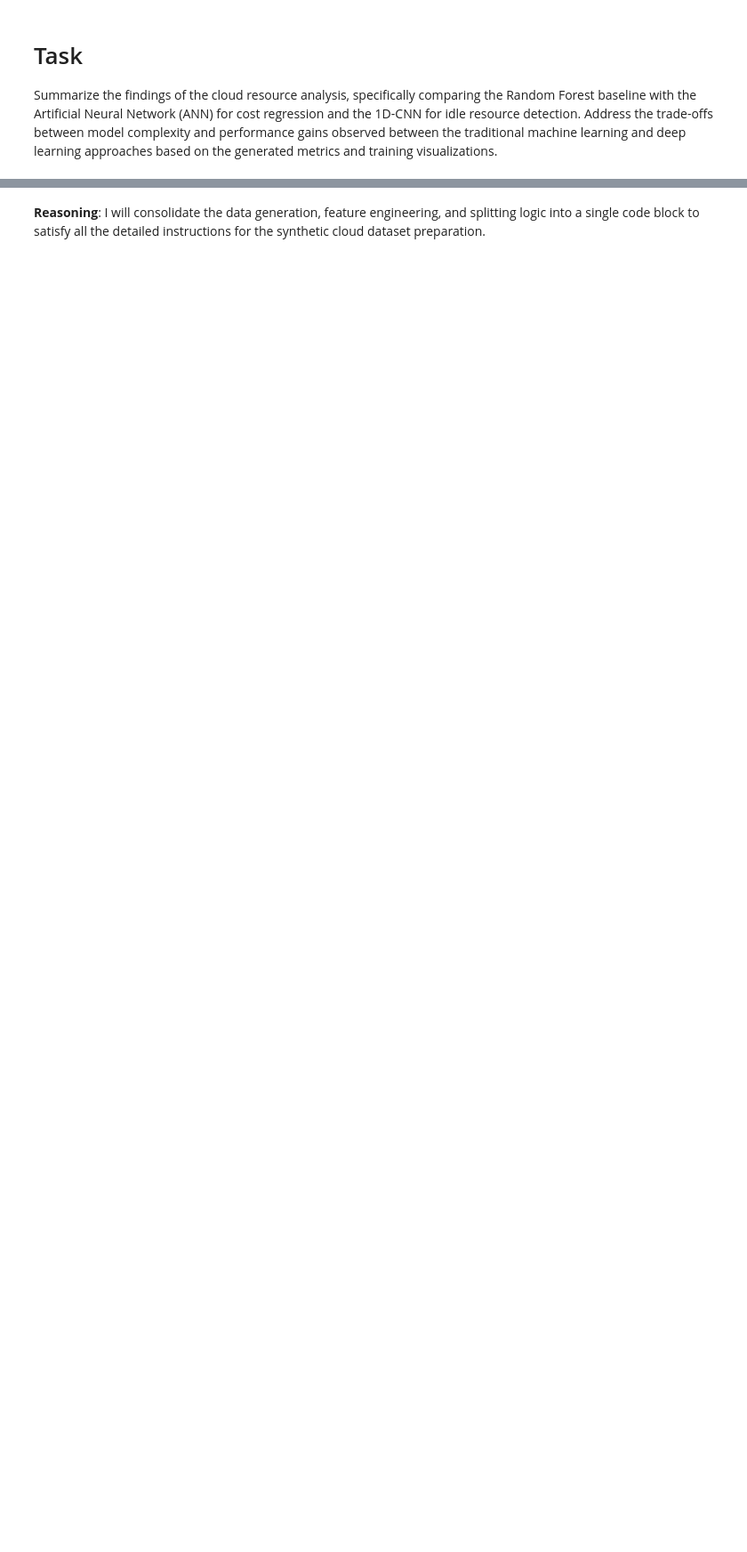
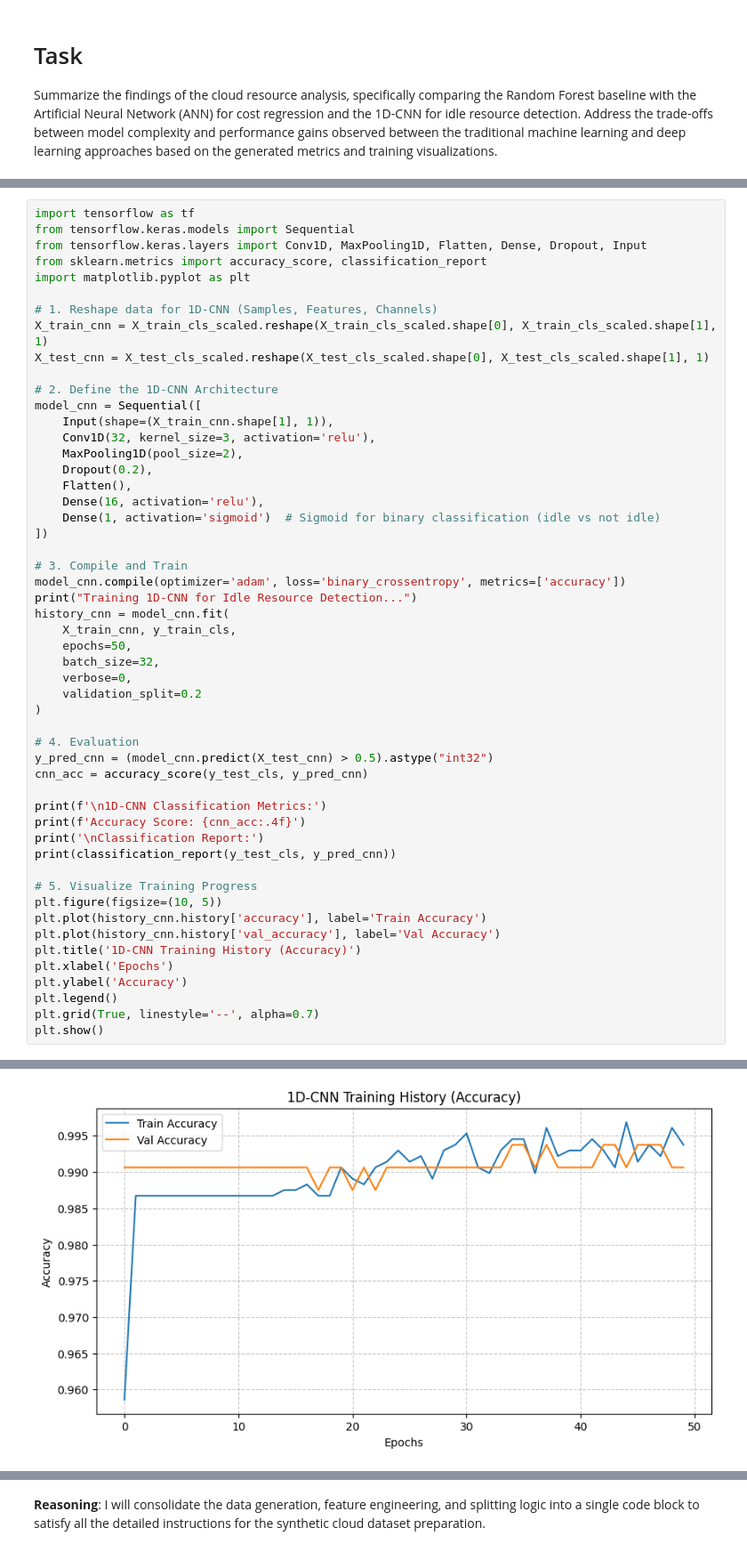
Before and after one commit to piyushdwivedi2901/cloud-cost-prediction-idle-detection-ml, a Jupyter notebook: Cloud_Cost_Prediction_and_Idle_Resource_Detection.ipynb, the cells around one changed output, grey strips where cells are left out. Shown at 89% size. Cells and saved outputs as stored; diff of their text form; blank space fills up the shorter version.

```diff
--- a/Cloud_Cost_Prediction_and_Idle_Resource_Detection.ipynb
+++ b/Cloud_Cost_Prediction_and_Idle_Resource_Detection.ipynb
@@ -10,0 +119,53 @@ Prepare the synthetic cloud dataset by generating the data, encoding categorical
+# %%
+import tensorflow as tf
+from tensorflow.keras.models import Sequential
+from tensorflow.keras.layers import Conv1D, MaxPooling1D, Flatten, Dense, Dropout, Input
+from sklearn.metrics import accuracy_score, classification_report
+import matplotlib.pyplot as plt
+
+# 1. Reshape data for 1D-CNN (Samples, Features, Channels)
+X_train_cnn = X_train_cls_scaled.reshape(X_train_cls_scaled.shape[0], X_train_cls_scaled.shape[1], 1)
+X_test_cnn = X_test_cls_scaled.reshape(X_test_cls_scaled.shape[0], X_test_cls_scaled.shape[1], 1)
+
+# 2. Define the 1D-CNN Architecture
+model_cnn = Sequential([
+    Input(shape=(X_train_cnn.shape[1], 1)),
+    Conv1D(32, kernel_size=3, activation='relu'),
+    MaxPooling1D(pool_size=2),
+    Dropout(0.2),
+    Flatten(),
+    Dense(16, activation='relu'),
+    Dense(1, activation='sigmoid')  # Sigmoid for binary classification (idle vs not idle)
+])
+
+# 3. Compile and Train
+model_cnn.compile(optimizer='adam', loss='binary_crossentropy', metrics=['accuracy'])
+print("Training 1D-CNN for Idle Resource Detection...")
+history_cnn = model_cnn.fit(
+    X_train_cnn, y_train_cls,
+    epochs=50,
+    batch_size=32,
+    verbose=0,
+    validation_split=0.2
+)
+
+# 4. Evaluation
+y_pred_cnn = (model_cnn.predict(X_test_cnn) > 0.5).astype("int32")
+cnn_acc = accuracy_score(y_test_cls, y_pred_cnn)
+
+print(f'\n1D-CNN Classification Metrics:')
+print(f'Accuracy Score: {cnn_acc:.4f}')
+print('\nClassification Report:')
+print(classification_report(y_test_cls, y_pred_cnn))
+
+# 5. Visualize Training Progress
+plt.figure(figsize=(10, 5))
+plt.plot(history_cnn.history['accuracy'], label='Train Accuracy')
+plt.plot(history_cnn.history['val_accuracy'], label='Val Accuracy')
+plt.title('1D-CNN Training History (Accuracy)')
+plt.xlabel('Epochs')
+plt.ylabel('Accuracy')
+plt.legend()
+plt.grid(True, linestyle='--', alpha=0.7)
+plt.show()
+# %% [output]
@@ -10,0 +187 @@ Prepare the synthetic cloud dataset by generating the data, encoding categorical
+[figure, added]
```
Also changed, not shown: parts of 21 cells of this notebook.
